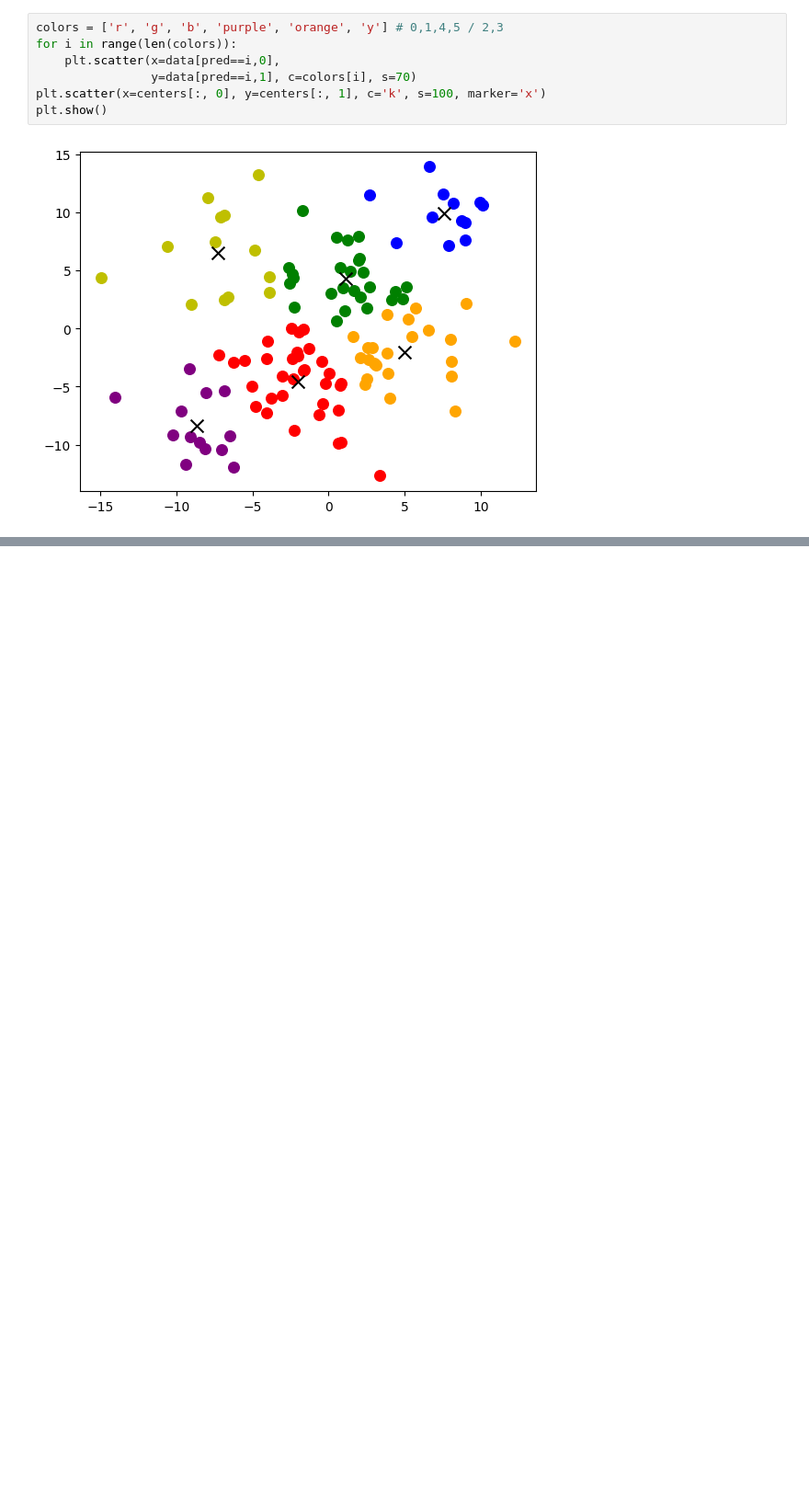
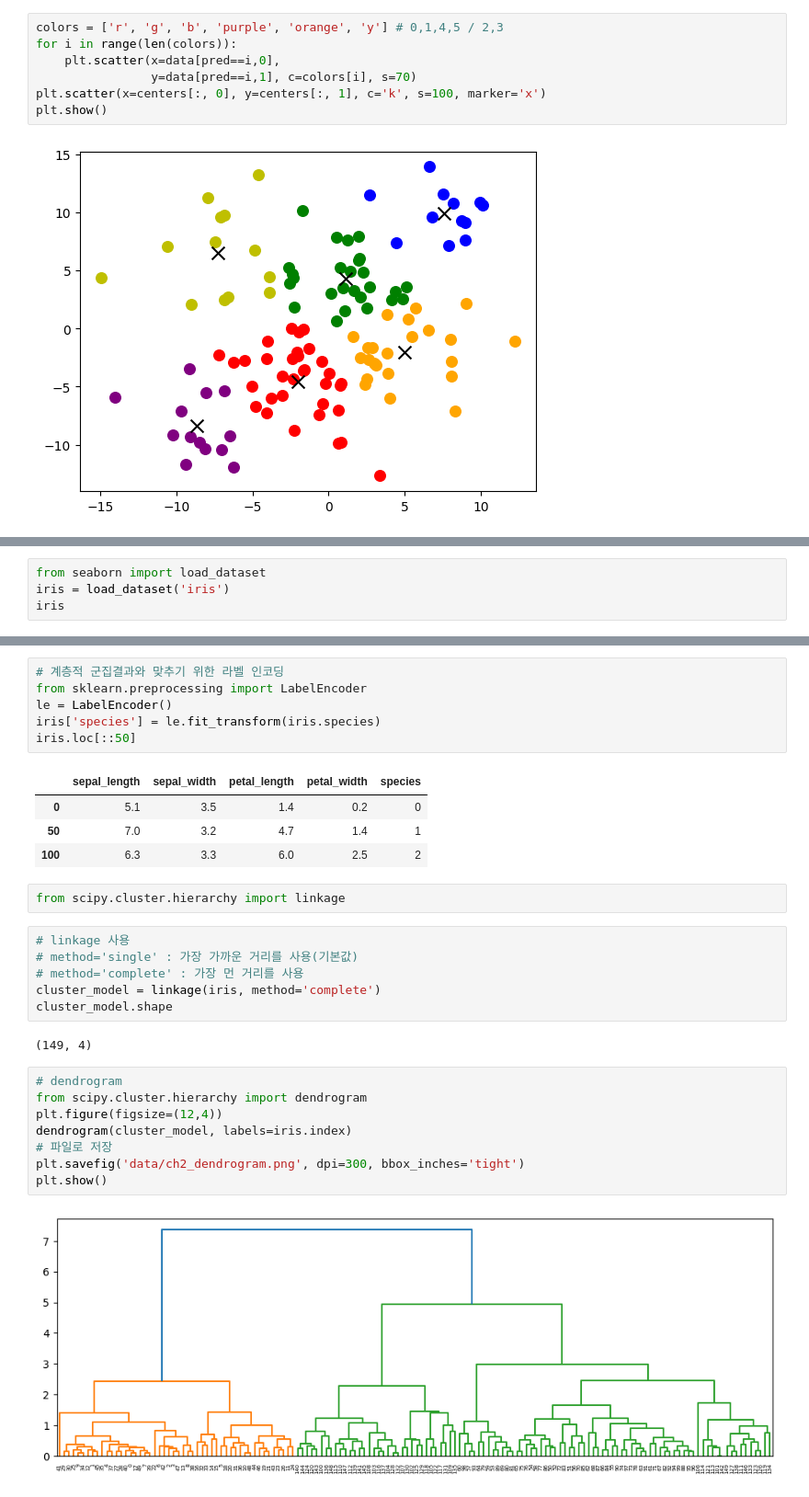
Before and after one commit to Harutoshi87/KI, a Jupyter notebook: source/09_MachineLearning/ch2_군집분석.ipynb, the cells around one changed output, grey strips where cells are left out. Shown at 92% size. Cells and saved outputs as stored; diff of their text form; blank space fills up the shorter version.

```diff
--- a/source/09_MachineLearning/ch2_군집분석.ipynb
+++ b/source/09_MachineLearning/ch2_군집분석.ipynb
@@ -411,0 +416,4 @@ plt.show()
+# %%
+from seaborn import load_dataset
+iris = load_dataset('iris')
+iris
@@ -411,0 +434,31 @@ plt.show()
+# %%
+# 계층적 군집결과와 맞추기 위한 라벨 인코딩
+from sklearn.preprocessing import LabelEncoder
+le = LabelEncoder()
+iris['species'] = le.fit_transform(iris.species)
+iris.loc[::50]
+# %% [output]
+|  | sepal_length | sepal_width | petal_length | petal_width | species |
+| 0 | 5.1 | 3.5 | 1.4 | 0.2 | 0 |
+| 50 | 7.0 | 3.2 | 4.7 | 1.4 | 1 |
+| 100 | 6.3 | 3.3 | 6.0 | 2.5 | 2 |
+# %%
+from scipy.cluster.hierarchy import linkage
+# %%
+# linkage 사용
+# method='single' : 가장 가까운 거리를 사용(기본값)
+# method='complete' : 가장 먼 거리를 사용
+cluster_model = linkage(iris, method='complete')
+cluster_model.shape
+# %% [output]
+(149, 4)
+# %%
+# dendrogram
+from scipy.cluster.hierarchy import dendrogram
+plt.figure(figsize=(12,4))
+dendrogram(cluster_model, labels=iris.index)
+# 파일로 저장
+plt.savefig('data/ch2_dendrogram.png', dpi=300, bbox_inches='tight')
+plt.show()
+# %% [output]
+[figure, added]
```
Also changed, not shown: parts of 46 cells of this notebook, 2 other files.
